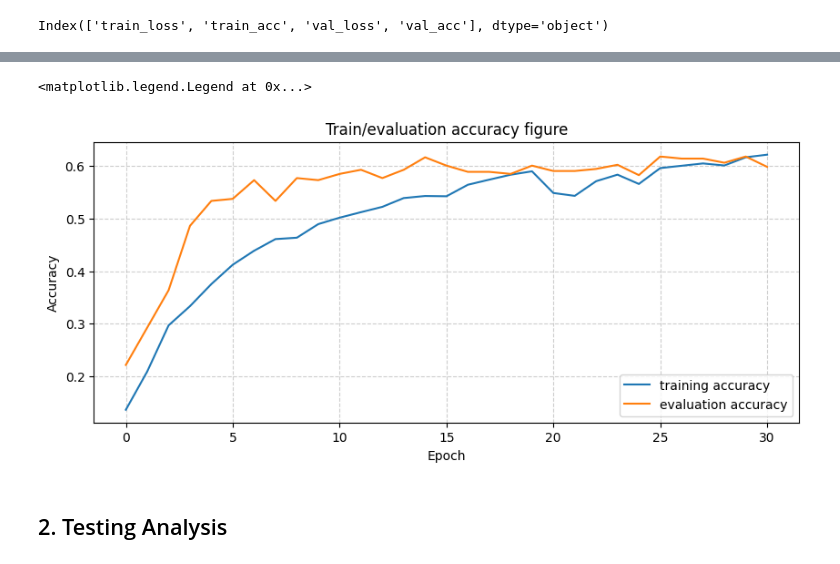
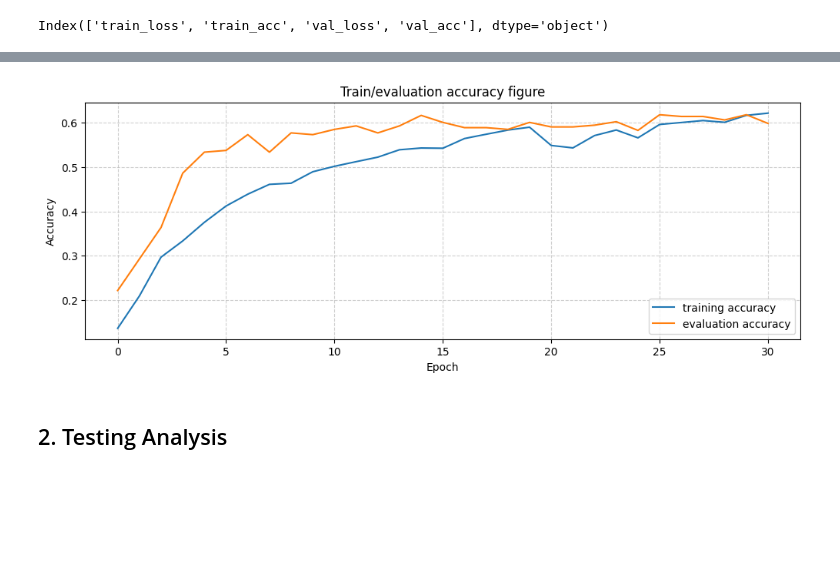
Before and after one commit to nguyenlog205/deep-learning-classification, a Jupyter notebook: notebook/result_analysis.ipynb, the cells around one changed output, grey strips where cells are left out. Cells and saved outputs as stored; diff of their text form; code cells hidden in the pictures; blank space fills up the shorter version.

Commit message:
feat: add images updaTE: complete report (readme)

```diff
--- a/notebook/result_analysis.ipynb
+++ b/notebook/result_analysis.ipynb
@@ -29,17 +29,17 @@ plt.legend()
 [figure]
 # %%
-plt.figure(figsize=(10, 4))
+plt.figure(figsize=(12, 4))
 plt.plot(training_history['train_acc'], label = 'training accuracy')
 plt.plot(training_history['val_acc'], label = 'evaluation accuracy')
 
 plt.xlabel('Epoch')
 plt.ylabel('Accuracy')
 plt.title('Train/evaluation accuracy figure')
 plt.grid(alpha=0.6, linestyle='--')
 plt.legend()
+plt.savefig('../img/training_evaluation_accuracy.png')
 # %% [output]
-<matplotlib.legend.Legend at 0x...>
-[figure, old version]
+[figure, new version]
 # %% [markdown]
 ## 2. Testing Analysis
 # %%
```
Also changed, not shown: parts of 2 cells of this notebook, 4 other files.
